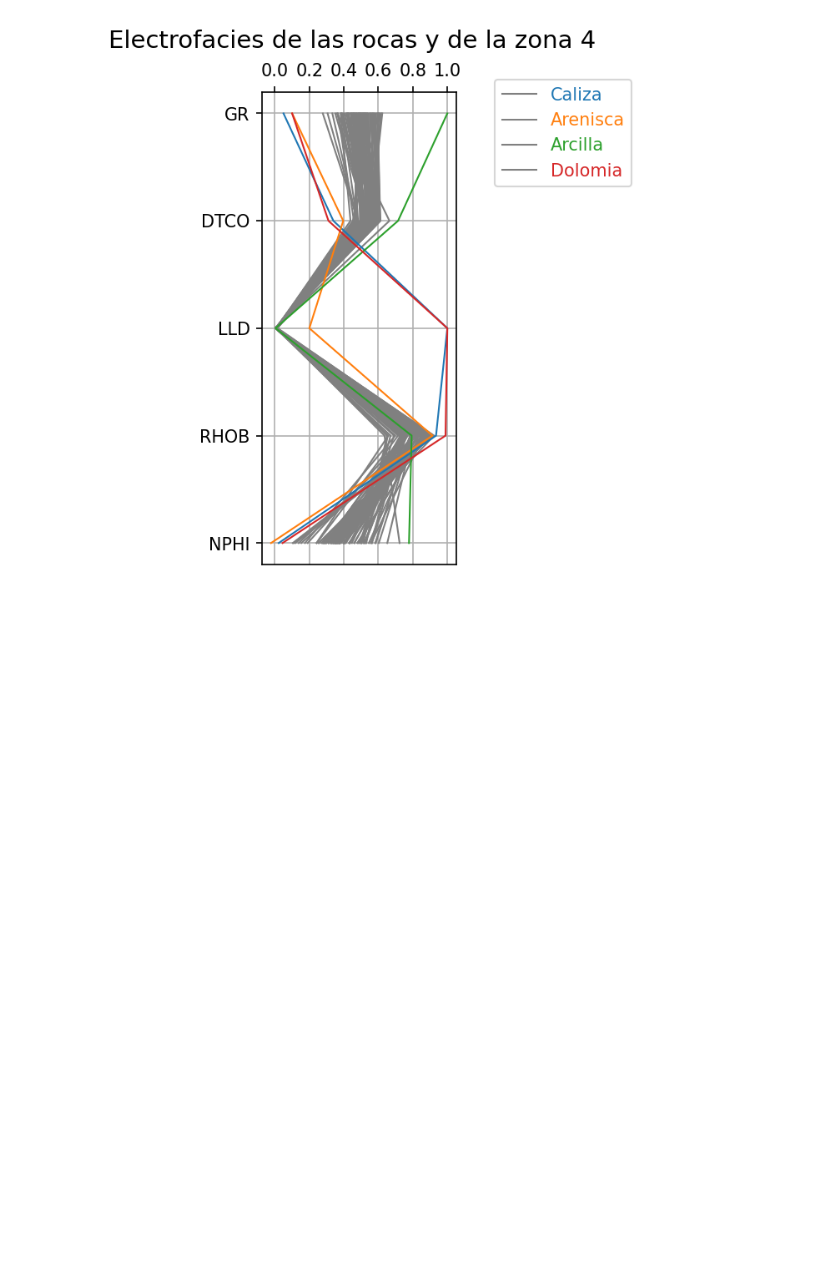
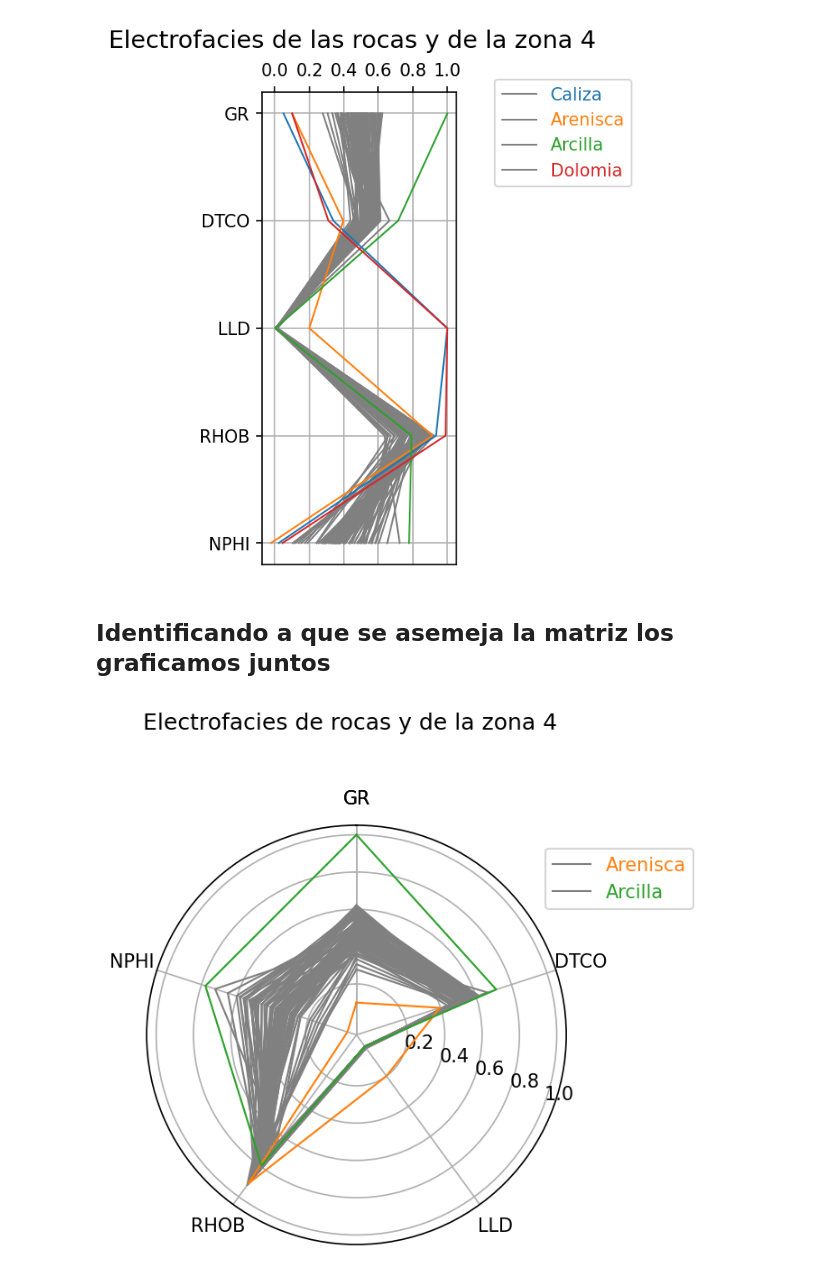
Before and after one commit to esia0120/fisicarocas, a Jupyter notebook: 3. electrofacies.ipynb, the cells around one changed output. Cells and saved outputs as stored; diff of their text form; code cells hidden in the pictures; blank space fills up the shorter version.

```diff
--- a/3. electrofacies.ipynb
+++ b/3. electrofacies.ipynb
@@ -341,3 +339,33 @@ plt.suptitle('Electrofacies de las rocas y de la zona 4 ', fontsize=14)
 plt.show()
 # %% [output]
 [figure]
+# %% [markdown]
+## Identificando a que se asemeja la matriz los graficamos juntos
+# %%
+etiquetas=['GR','DTCO','LLD','RHOB','NPHI','GR'] # se generan las labels para la grafica
+angulos = np.linspace(0, 2*np.pi,len(rocas_norm[0])) # como es un circulo, se generan 5 angulos equidistantes de 0 a 2pi
+angulos += angulos[:1] #se agrega el primero al final para cerrar la grafica
+
+fig, ax = plt.subplots(figsize=(4, 5), subplot_kw=dict(polar=True))
+
+for a in range(len(zcopy)):
+    ax.plot(angulos, zcopy[a,:], color='gray', linewidth=1) #se grafica la linea
+
+ax.plot(angulos, rocas_norm[1,:], color='C1', linewidth=1) #se grafica la arenisca
+ax.plot(angulos, rocas_norm[2,:], color='C2', linewidth=1) #se grafica la arcilla
+
+#Se acomodan las etiquetas
+ax.set_theta_offset(np.pi/2) # para que inicien en las 12 en punto
+ax.set_theta_direction(-1)
+ax.set_thetagrids(np.degrees(angulos),etiquetas) #se dibujan las etiquetas
+ax.set_rticks((0.2, 0.4, 0.6, 0.8, 1.0))
+ax.set_rlabel_position(110)
+
+fig.set_dpi(150)
+
+plt.legend(labelcolor=['C1', 'C2'],labels=['Arenisca', 'Arcilla'],loc=(0.95, 0.8))
+
+plt.suptitle('Electrofacies de rocas y de la zona 4', fontsize=12)
+plt.show()
+# %% [output]
+[figure, added]
```
Also changed, not shown: parts of 4 cells of this notebook.
